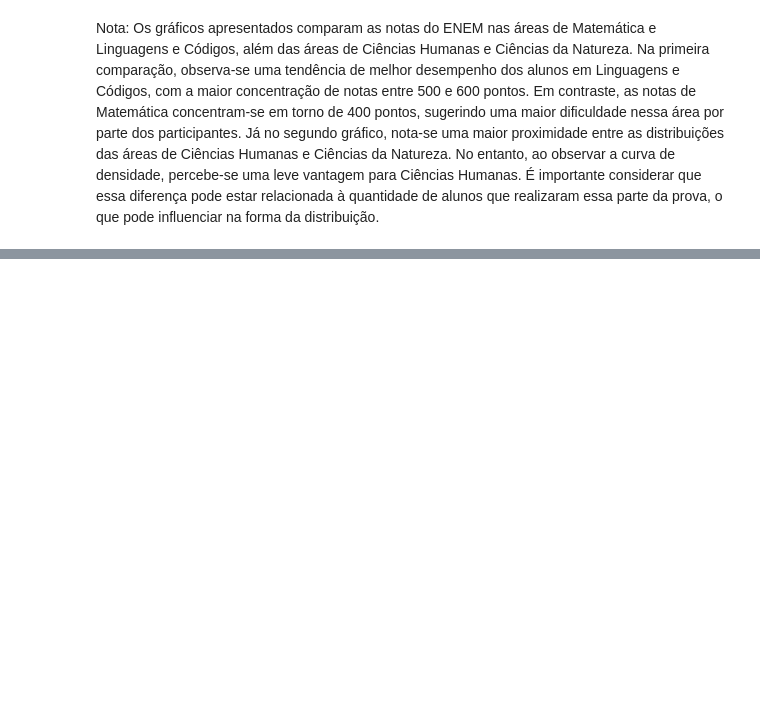
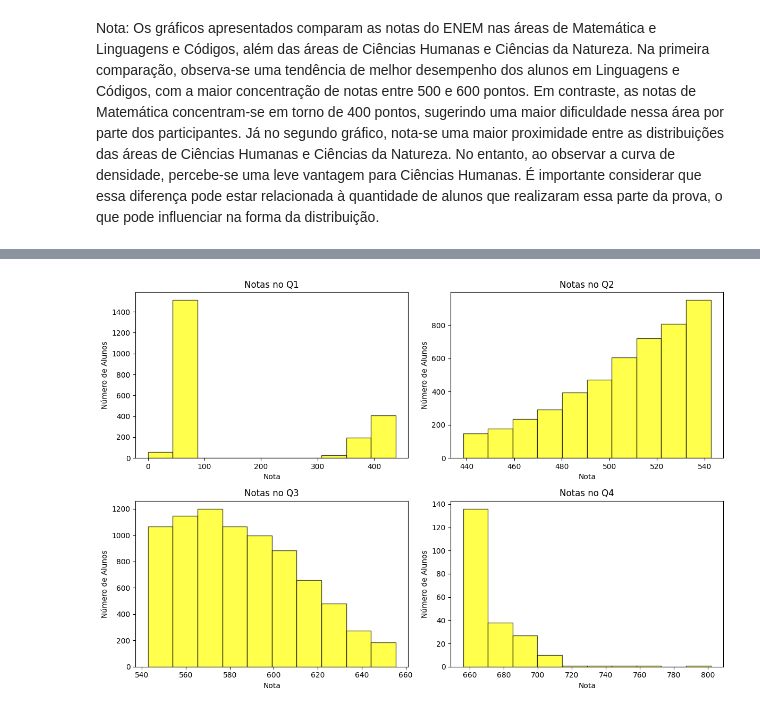
Before and after one commit to Jpns2002/analise-estatistica-enem-2019, a Jupyter notebook: tratamento_enem_2019_corrigido.ipynb, the cells around one changed output, grey strips where cells are left out. Saved outputs shown, nothing was run; the diff lists cells and outputs as text; code cells hidden in the pictures; blank space fills up the shorter version.

```diff
--- a/tratamento_enem_2019_corrigido.ipynb
+++ b/tratamento_enem_2019_corrigido.ipynb
@@ -1453,0 +1547,21 @@ Já no segundo gráfico, nota-se uma maior proximidade entre as distribuições
+# %%
+# Aplicando a função classificar_quartil para as notas de Linguagens e Códigos
+
+# Aplicação da função
+dados_campinas['Quartil Linguagens e Códigos'] = dados_campinas['Nota Linguagens e Códigos'].apply(classificar_quartil)
+
+# Plotando 4 histogramas — 1 por quartil
+plt.figure(figsize=(12, 8))
+
+for i, quartil in enumerate (['Q1','Q2','Q3','Q4'],1):
+    plt.subplot(2,2,i)
+    notas_quartil = dados_campinas[dados_campinas['Quartil Linguagens e Códigos'] == quartil]['Nota Linguagens e Códigos']
+    plt.hist(notas_quartil, bins=10, color='yellow', alpha=0.7, edgecolor='black')
+    plt.title(f'Notas no {quartil}')
+    plt.xlabel('Nota')
+    plt.ylabel('Número de Alunos')
+
+plt.tight_layout()
+plt.show()
+# %% [output]
+[figure, added]
```
Also changed, not shown: parts of 11 cells of this notebook.
